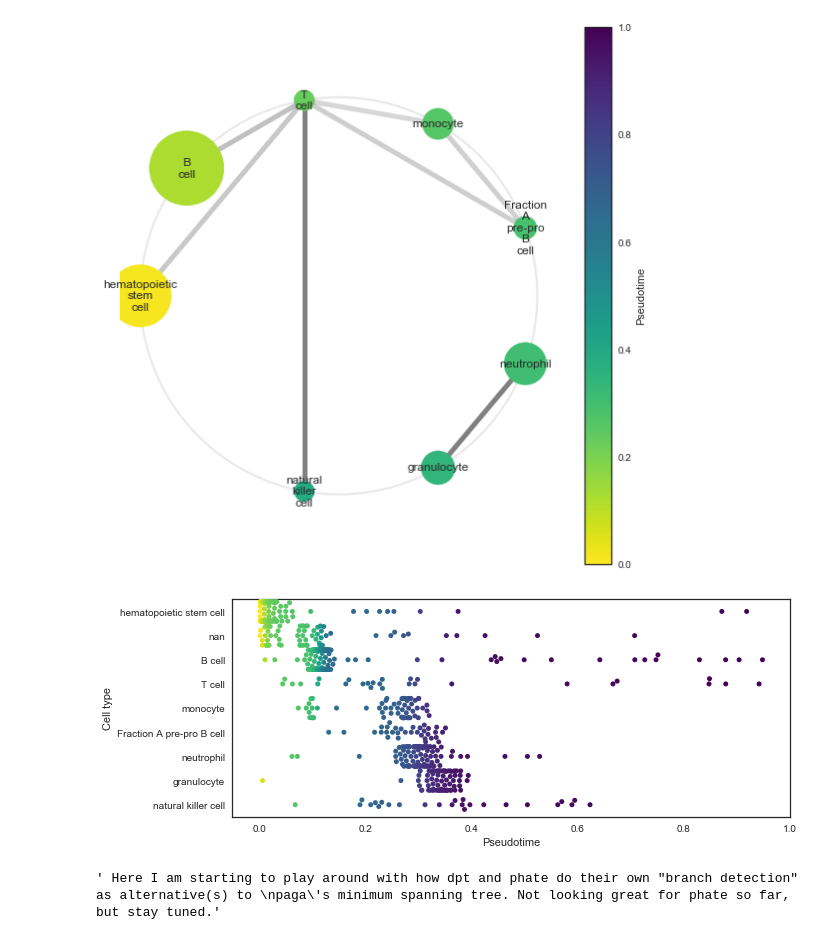
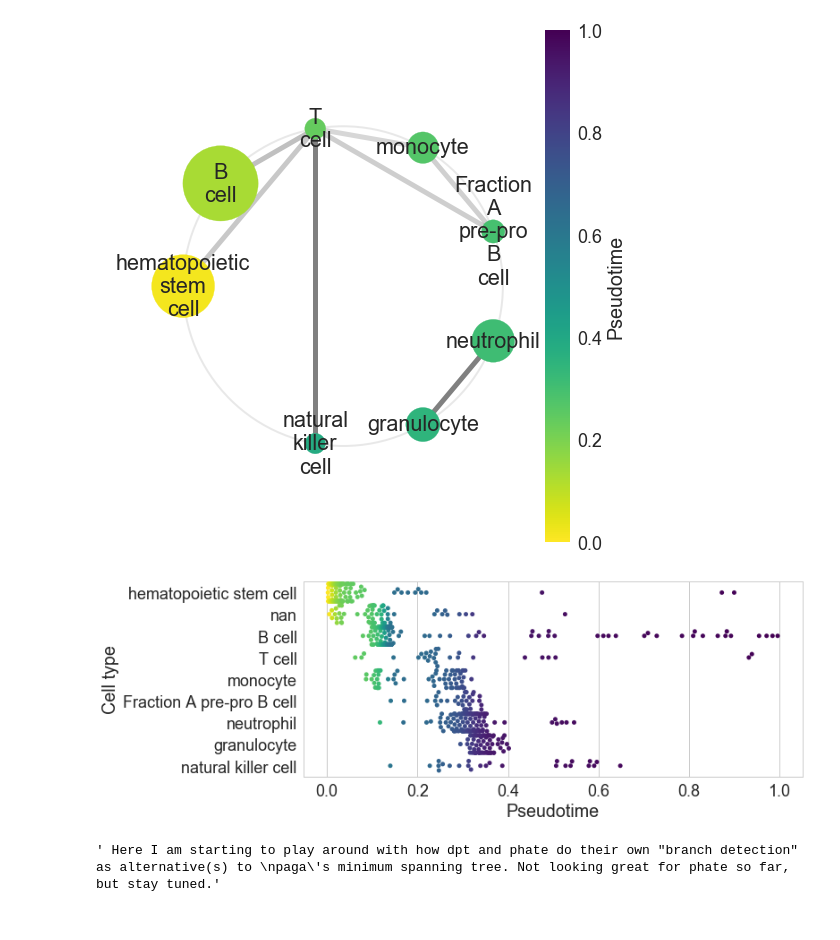
Before and after one commit to chanzuckerberg/cellxgene-compbio-methods, a Jupyter notebook: tabula-muris/bone-marrow-scanpy-trajectory.ipynb, the cells around one changed output. Drawn from its saved outputs; the diff is of its cells as text; code cells hidden in the pictures.

```diff
--- a/tabula-muris/bone-marrow-scanpy-trajectory.ipynb
+++ b/tabula-muris/bone-marrow-scanpy-trajectory.ipynb
@@ -97,0 +75,16 @@ Wall time: 37.6 s
+# %%
+## Run phate (layout that's meant for datasets with underlying trajectories)
+
+'''Phate: note that this does something SIMILAR to diffmap,
+but it recomputes everything from the raw data.
+This turns out to be somewhat necessary (they have a few cute mathematical quirks in there that make a difference),
+and the difference in speed to reuse neighbors here vs. compute from scratch (~4-5s) is
+negligible given the overall timescale of ~1 min. [See bottom-ish cell].
+
+
+## This is much faster if `n_landmark` is left default, but the full distance matrix is required if we want to
+pull phate pseudotime.'''
+
+phate_operator = phate.PHATE(gamma=0,n_landmark=None) ## initialize operator
+%time phate_coordinates = phate_operator.fit_transform(adata.X) ## fit model, transform data
+adata.obsm['X_phate'] = phate_coordinates ## extract x,y coordinates for each cell
@@ -114,0 +115,12 @@ Wall time: 3.56 ms
+# %%
+## calc phate pseudotime
+phate_diff_potential = phate_operator.diff_potential ## pull the exponentiated q matrix
+
+phate_diff_dist = squareform(pdist(phate_diff_potential, 'euclidean')) ## compute distances
+phate_pseudotime = phate_diff_dist[adata.uns['iroot']].copy() ## pull each cell's distance from the root cell
+
+phate_pseudotime = phate_pseudotime / phate_pseudotime.max() ## normalize 0 <= pseudotime <= 1
+adata.obs['phate_pseudotime'] = phate_pseudotime ## add back to adata
+
+## calc dpt pseudotime
+%time sc.tl.dpt(adata)
@@ -150,4 +165,6 @@ def calc_median_pseudotime(adata, group_key, group):
     pseudotime = adata.obs['dpt_pseudotime']
     group_t = np.take(pseudotime, group_indices, axis=0)
     return np.median(group_t)
+
+sns.set(style='white', font_scale=1.5)
 # %%
@@ -275,10 +305,10 @@ def plot_chord_diagram(adata, group_key, threshold = 0.1):
 
     fig, ax = plt.subplots(figsize=(8,8))
 
-    base = mpatches.Circle((0,0),radius,fill=False, ec='lightgray',lw=2, alpha=0.5,zorder=0)
+    base = patches.Circle((0,0),radius,fill=False, ec='lightgray',lw=2, alpha=0.5,zorder=0)
     ax.add_patch(base)
 
-    colorby_norm = clr.Normalize(vmin=0,vmax=1)
+    colorby_norm = cl.Normalize(vmin=0,vmax=1)
     x = [ group_xy[g][0] for g in groups ]
     y = [ group_xy[g][1] for g in groups ]
     s = [ group_sizes[g] for g in groups ]
@@ -305,13 +335,15 @@ def plot_chord_diagram(adata, group_key, threshold = 0.1):
     cax.set_label('Pseudotime')
     plt.xticks(visible=False)
     plt.yticks(visible=False)
+    ax.set_xlim(-150,)
     ax.set_aspect(1)
     ax.axis('off')
     plt.tight_layout()
 
+sns.set(font_scale=1.8)
 plot_chord_diagram(adata, 'cell_type')
 # %% [output]
-[figure, old version]
+[figure, new version]
 # %%
 def downsample_by_cluster(adata, N, cluster_key = 'cell_type'):
     '''Cluster-informed downsampling of cells in an anndata object
@@ -321,34 +353,35 @@ def downsample_by_cluster(adata, N, cluster_key = 'cell_type'):
        returns adata[subsample,:]
     '''
     assert 1 < N < len(adata.obs_names)
     assert cluster_key in adata.obs.columns.values, 'Oops. Run clustering first with sc.pp.neighbors -> sc.tl.louvain'
 
     total_N = len(adata.obs_names)
     clusters = adata.obs.groupby(cluster_key)
     all_selected = []
 
     for cluster, cells in clusters.groups.items():
         cluster_size = len(cells)
         choose_k = int(N*(cluster_size/total_N))
         selected = random.sample(list(cells), k=choose_k)
         all_selected += selected
 
     return adata[all_selected, :]
 
 fig, ax = plt.subplots(figsize=(10,4))
 
+sns.set(font_scale=1.8, style='whitegrid')
 downsampled = downsample_by_cluster(adata, N=1000, cluster_key='cell_type')
 sns.swarmplot(x=downsampled.obs['dpt_pseudotime'],
               y = downsampled.obs['cell_type'],
               order = sorted(list(pd.unique(downsampled.obs['cell_type'])),
                              key = lambda i: calc_median_pseudotime(downsampled, 'cell_type', i)),
               hue=downsampled.obs['dpt_pseudotime'], ax=ax, palette='viridis_r')
 ax.legend_.remove()
 ax.set_xlabel('Pseudotime')
 ax.set_ylabel('Cell type')
 plt.show()
 # %% [output]
-[figure, old version]
+[figure, new version]
 # %%
 ''' Here I am starting to play around with how dpt and phate do their own "branch detection" as alternative(s) to
 paga's minimum spanning tree. Not looking great for phate so far, but stay tuned.'''
```
Also changed, not shown: parts of 10 cells of this notebook.
